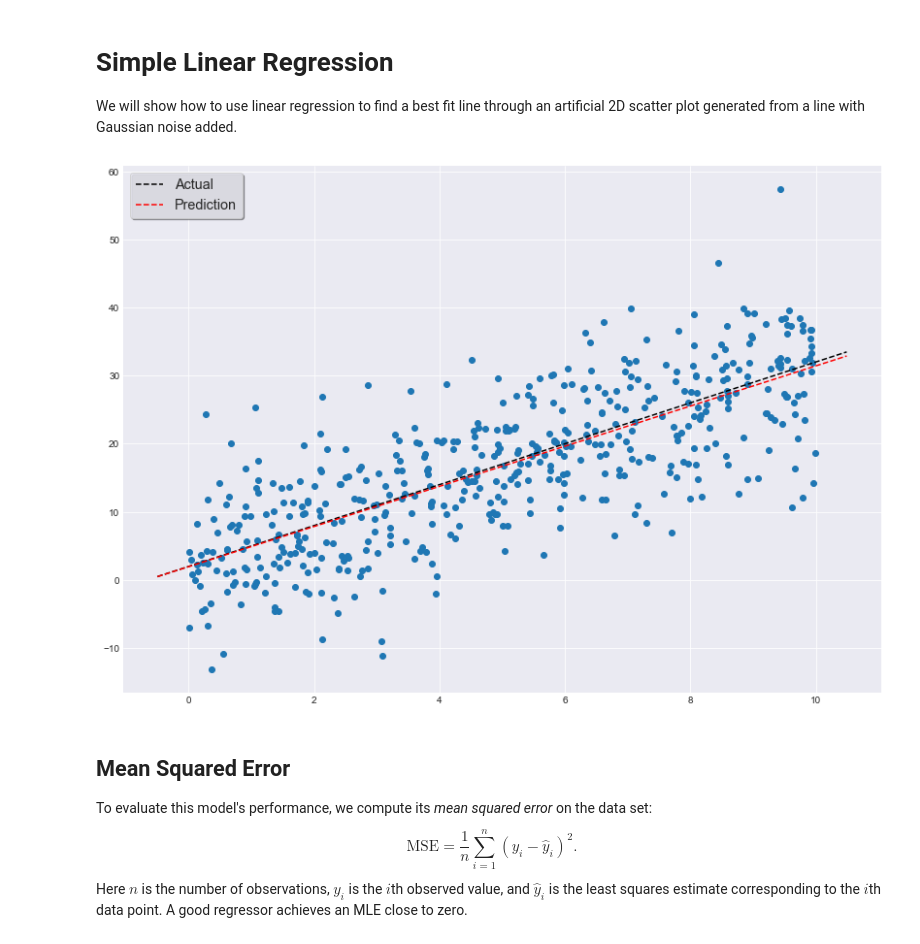
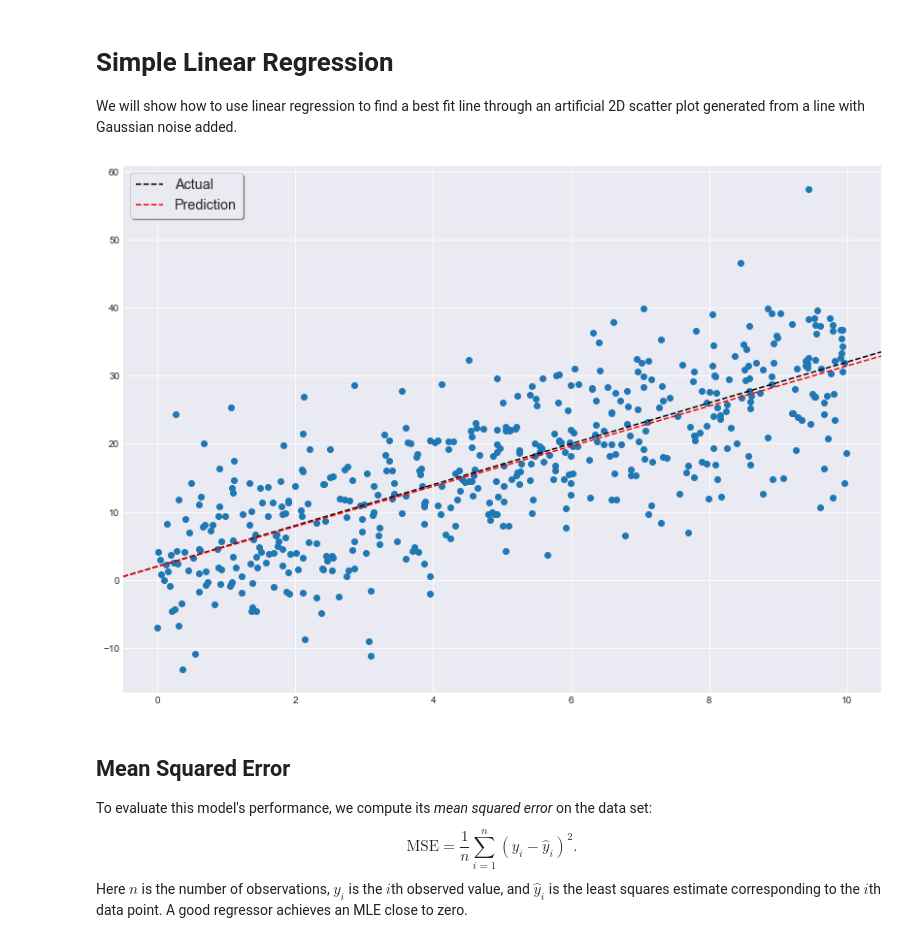
Before and after one commit to artemmavrin/StatTools, a Jupyter notebook: examples/Simple Linear Regression.ipynb, the cells around one changed output. Saved outputs shown, nothing was run; the diff lists cells and outputs as text; code cells hidden in the pictures.

Commit message:
Added `abline' function

```diff
--- a/examples/Simple Linear Regression.ipynb
+++ b/examples/Simple Linear Regression.ipynb
@@ -12,29 +13,28 @@ from mltools.glm import LinearRegression
 # %%
 n = 500
 slope = 3
 intercept = 2
 
 np.random.seed(100)
 x = np.random.uniform(0, 10, n)
 y = slope * x + intercept + np.random.normal(0, 7, n)
 
 lm = LinearRegression()
 lm.fit(x, y)
 
 plt.figure(figsize=(14, 10))
 sns.set_style("darkgrid")
 plt.scatter(x, y)
 
-t = np.array(plt.gca().get_xlim())
-plt.plot(t, slope * t + intercept, "--", c="k", label="Actual")
-plt.plot(t, lm.predict(t), "--", c="r", label="Prediction")
+abline(intercept, slope, ls="--", c="k", label="Actual")
+abline(lm._weights[0], lm._weights[1], ls="--", c="r", label="Prediction")
 
 plt.legend(loc="best", fontsize="x-large", frameon=True, shadow=True)
 
 plt.show()
 plt.close()
 # %% [output]
-[figure, old version]
+[figure, new version]
 # %% [markdown]
 ## Mean Squared Error
 
```
Also changed, not shown: parts of 1 cell of this notebook, 2 other files.
